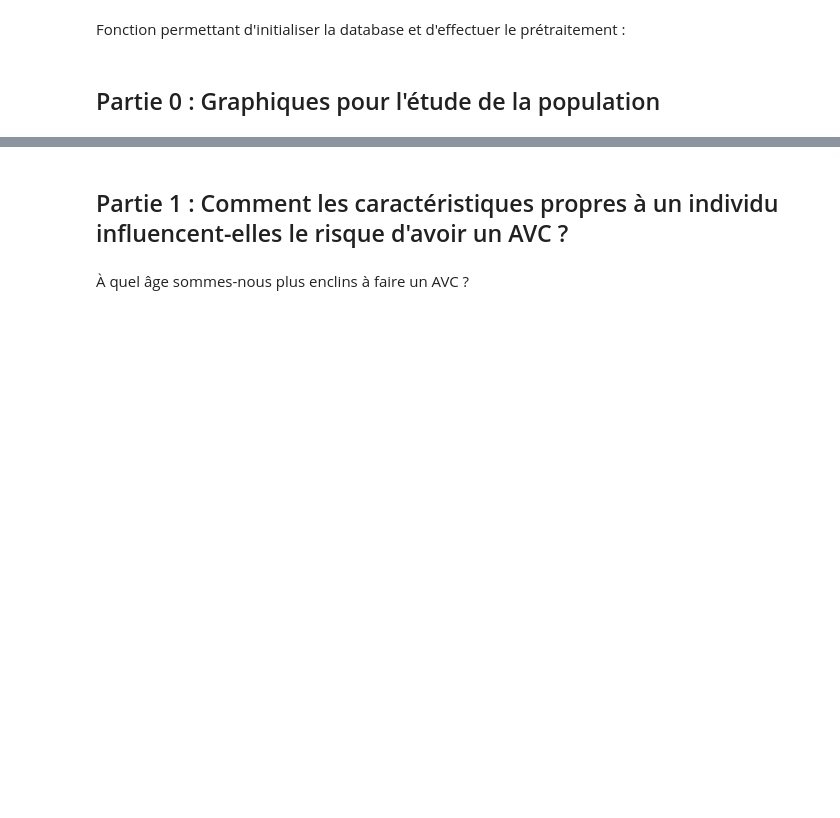
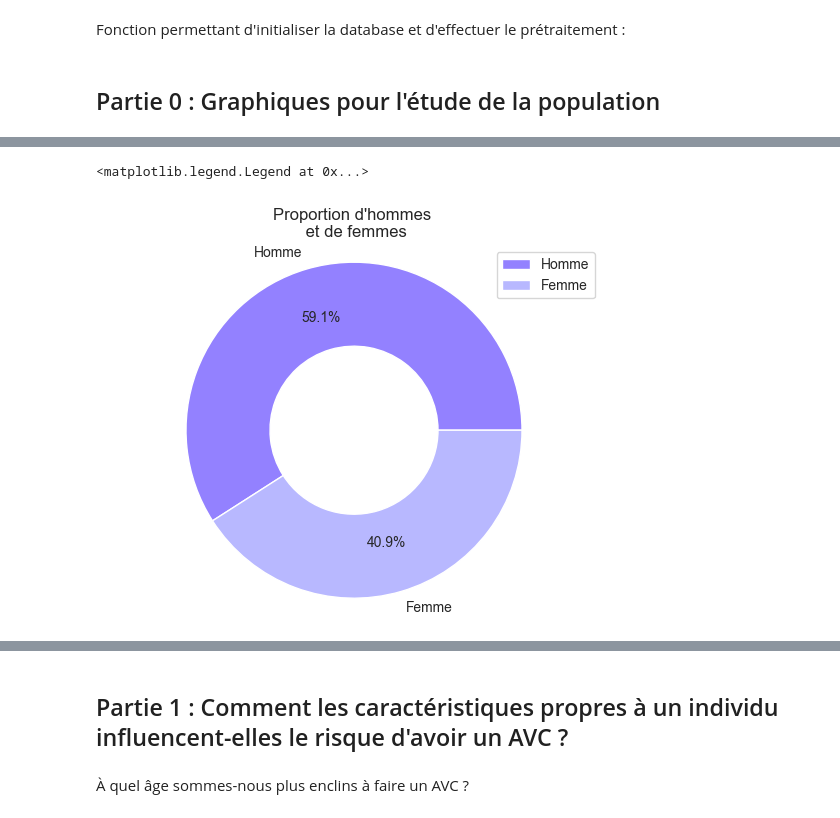
Before and after one commit to VpourVictor/DATA_Visualisation, a Jupyter notebook: Final.ipynb, the cells around one changed output, grey strips where cells are left out. Drawn from its saved outputs; the diff is of its cells as text; code cells hidden in the pictures; blank space fills up the shorter version.

```diff
--- a/Final.ipynb
+++ b/Final.ipynb
@@ -52,0 +73,23 @@ df = init_traitement_DB()
+# %%
+df = init_traitement_DB()
+repartition_genre = df['gender'].value_counts()
+repartition_age = df['age'].value_counts()
+repartition_hypertension = df['hypertension'].value_counts()
+repartition_heart_disease = df['heart_disease'].value_counts()
+repartition_ever_married = df['ever_married'].value_counts()
+repartition_work_type = df['work_type'].value_counts()
+repartition_residence_type = df['Residence_type'].value_counts()
+df2 = df[df['smoking_status'] != 'Unknown']
+repartition_smoking_status = df2['smoking_status'].value_counts()
+repartition_stroke = df['stroke'].value_counts()
+repartition_avg_glucose_level = df['avg_glucose_level'].value_counts()
+repartition_bmi = df['bmi'].value_counts()
+# %%
+#Proportion d'hommes et de femmes
+plt.pie(repartition_genre, labels = ["Homme", "Femme"], autopct='%1.1f%%', startangle=0, colors=["#9381FF","#B8B8FF"],wedgeprops=dict(width=0.5), pctdistance=0.7)
+plt.title("Proportion d'hommes \n et de femmes", loc='center')
+plt.axis('equal')
+plt.legend()
+# %% [output]
+<matplotlib.legend.Legend at 0x...>
+[figure, added]
```
Also changed, not shown: parts of 30 cells of this notebook, 1 other file.
